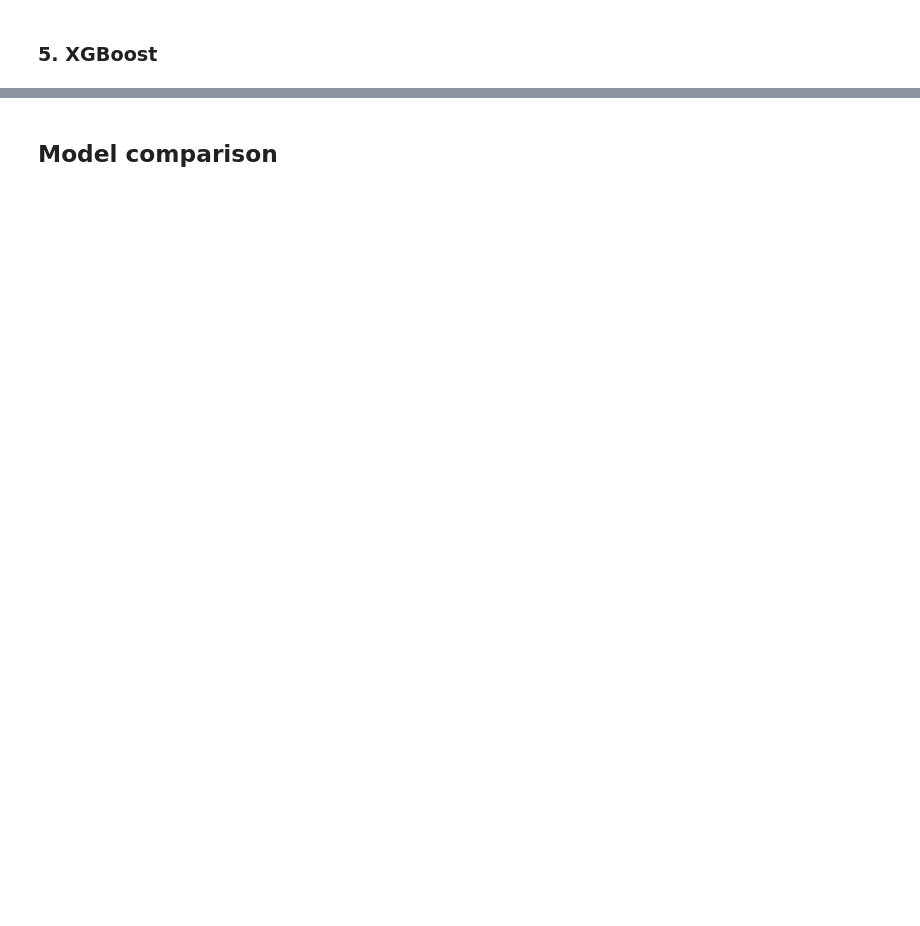
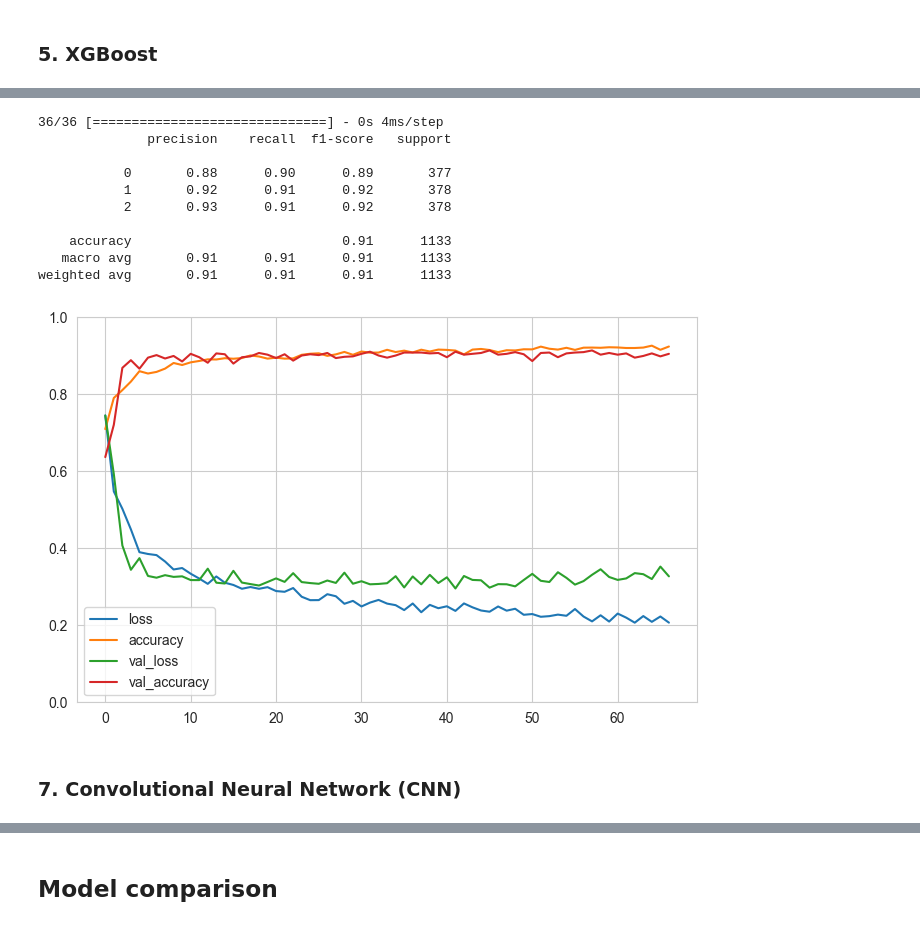
Before and after one commit to Kowalski1024/ml-playground, a Jupyter notebook: stellar_classification.ipynb, the cells around one changed output, grey strips where cells are left out. Saved outputs shown, nothing was run; the diff lists cells and outputs as text; code cells hidden in the pictures; blank space fills up the shorter version.

Commit message:
stellar classification

```diff
--- a/stellar_classification.ipynb
+++ b/stellar_classification.ipynb
@@ -252,8 +252,7 @@ def get_pipeline(model):
         ("model", model)
     ])
 
-def save_metrics(model_name, model_cv, X_test, y_test):
-    y_pred = model_cv.predict(X_test)
+def save_metrics(model_name, y_pred, y_test):
     r2 = r2_score(y_test, y_pred)
     report = classification_report(y_test, y_pred, zero_division=1, output_dict=True)
     macro_avg = report["macro avg"]
@@ -399,0 +466,10 @@ weighted avg       0.92      0.92      0.92      1133
+# %%
+early_stopping = EarlyStopping(
+    monitor="val_loss",
+    patience=25,
+    restore_best_weights=True
+)
+
+X_train_preprocessed = preprocessing.fit_transform(X_train)
+X_test_preprocessed = preprocessing.transform(X_test)
+X_train, X_val, y_train, y_val = train_test_split(X_train_preprocessed, y_train, test_size=0.2, random_state=42)
@@ -399,0 +478,11 @@ weighted avg       0.92      0.92      0.92      1133
+# %%
+mlp_model = get_mlp(X_train.shape[1:], 3)
+mlp_model.summary()
+
+mlp_history = mlp_model.fit(
+    X_train, y_train,
+    validation_data=(X_val, y_val),
+    epochs=100,
+    callbacks=[early_stopping],
+    verbose=0
+)
@@ -399,0 +507,25 @@ weighted avg       0.92      0.92      0.92      1133
+# %%
+y_pred = mlp_model.predict(X_test_preprocessed)
+y_pred = np.argmax(y_pred, axis=1)
+
+save_metrics("MLP", y_pred, y_test)
+print(classification_report(y_test, y_pred, zero_division=1))
+
+pd.DataFrame(mlp_history.history).plot(figsize=(8, 5))
+plt.grid(True)
+plt.gca().set_ylim(0, 1)
+plt.show()
+# %% [output]
+36/36 [==============================] - 0s 4ms/step
+              precision    recall  f1-score   support
+
+           0       0.88      0.90      0.89       377
+           1       0.92      0.91      0.92       378
+           2       0.93      0.91      0.92       378
+
+    accuracy                           0.91      1133
+   macro avg       0.91      0.91      0.91      1133
+weighted avg       0.91      0.91      0.91      1133
+[figure, added]
+# %% [markdown]
+### 7. Convolutional Neural Network (CNN)
```
Also changed, not shown: parts of 20 cells of this notebook.
